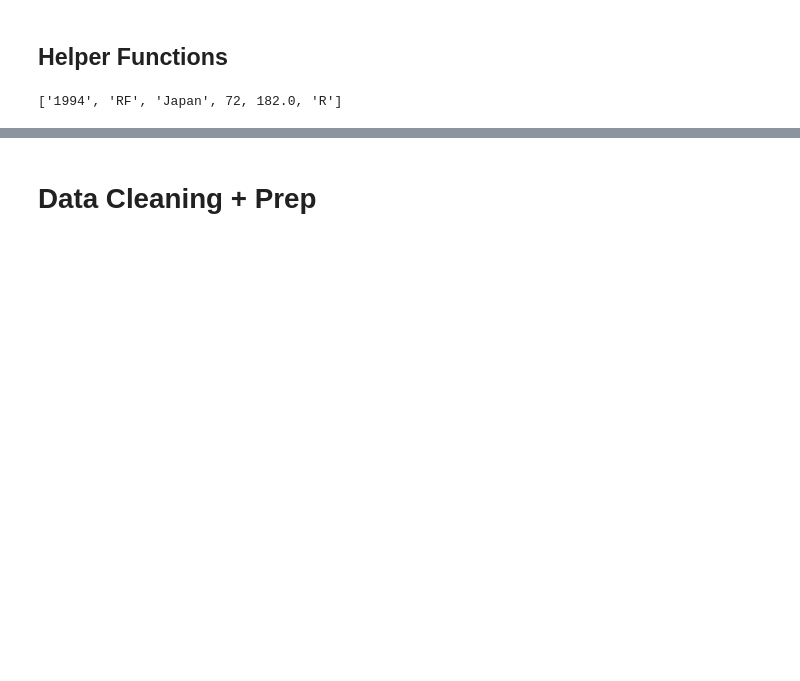
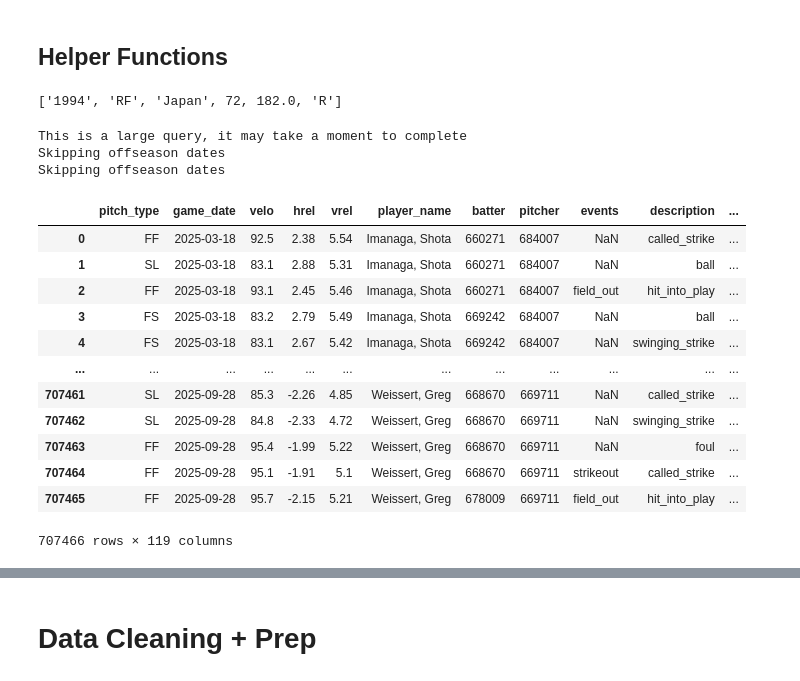
Before and after one commit to SatrunsDream/Workload-effect-on-pitcher-injury, a Jupyter notebook: EDA.ipynb, the cells around one changed output, grey strips where cells are left out. Drawn from its saved outputs; the diff is of its cells as text; code cells hidden in the pictures; blank space fills up the shorter version.

```diff
--- a/EDA.ipynb
+++ b/EDA.ipynb
@@ -95,14 +95,15 @@ def overlapping_injury_checker(player_df):
 df = pyb.statcast(f'{2025}-03-01', f'{2025}-11-30').copy()
 df = df[df['game_type'] == 'R'].sort_values(by=['game_date', 'game_pk', 'inning', 'at_bat_number'], ascending=True).reset_index(drop=True).copy()
 df['game_date'] = pd.to_datetime(df['game_date'])
-## adds the pitch group to simplify pitch usage
-# fastball_pitches = ['FF', 'FC', 'SI']
-# breaking_pitches = ['CU', 'KC', 'SC', 'SL', 'SV', 'ST']
-# offspeed_pitches = ['CH', 'FO', 'FS']
-# df['pitch_group'] = df['pitch_type'].apply(lambda x: 'FB' if x in fastball_pitches
-#                                         else 'BB' if x in breaking_pitches
-#                                         else 'OS' if x in offspeed_pitches
-#                                         else 'Other')
+# adds the pitch group to simplify pitch usage
+fastball_pitches = ['FF', 'FC', 'SI']
+breaking_pitches = ['CU', 'KC', 'SC', 'SL', 'SV', 'ST']
+offspeed_pitches = ['CH', 'FO', 'FS']
+df['pitch_group'] = df['pitch_type'].apply(lambda x: 'FB' if x in fastball_pitches
+                                        else 'BB' if x in breaking_pitches
+                                        else 'OS' if x in offspeed_pitches
+                                        else 'Other')
+
 df['pitch_type'] = df['pitch_type'].apply(lambda x: 'FF' if x == 'FA' else x) ## changes FA to FF for consistency
 df = df[~df['pitch_type'].isin(['UN', 'PO', 'EP', 'KN', 'CS'])].reset_index(drop=True).copy()
 df = df.rename(columns={'release_speed': 'velo',
@@ -171,7 +172,7 @@ starter_vs_reliever['pitcher_role'] = starter_vs_reliever['starts_per_game'].app
 starter_vs_reliever = starter_vs_reliever[['player_name', 'pitcher', 'game_year', 'pitcher_role']].copy()
 
 # pitch tracking + usage
-## pitch usage (mix)
+# pitch usage (mix)
 pitch_pct_long = df.groupby(['player_name', 'pitcher', 'game_year'])['pitch_group'].value_counts(normalize=True).reset_index(name='pitch%').copy()
 pitch_mix = pitch_pct_long.pivot(index=['player_name', 'pitcher', 'game_year'], columns='pitch_group', values='pitch%').fillna(0).reset_index().copy()
 pitch_mix = pitch_mix.rename(columns={i: f"{i}%" for i in pitch_mix.columns if i not in ['player_name', 'pitcher', 'game_year']}).copy()
@@ -188,32 +189,49 @@ average_pitch = average_pitch.reset_index().copy()
 max_pitch = df.groupby(['player_name', 'pitcher', 'game_year', 'pitch_group'])[pitch_characteristics].max().reset_index().copy()
 max_pitch = max_pitch.pivot(index=['player_name', 'pitcher', 'game_year'], columns='pitch_group', values=pitch_characteristics).copy()
 max_pitch.columns = [f"{pitch}_max_{metric}" for metric, pitch in max_pitch.columns]
 max_pitch.columns.name = None
 max_pitch = max_pitch.reset_index().copy()
 
 avg_max_pitch = average_pitch.merge(max_pitch, how='left', on=['player_name', 'pitcher', 'game_year']).copy()
 
 ## release point std
 rel_pos_sd = df.groupby(['player_name', 'pitcher', 'game_year'])[['hrel', 'vrel']].std().reset_index().copy()
 rel_pos_sd = rel_pos_sd.rename(columns={'hrel': 'hrel_sd', 'vrel': 'vrel_sd'}).copy()
 
 ## the final dataset with all of the features that were engineered above
 final_df = num_pitches_thrown.merge(num_games, how='left', on=['player_name', 'pitcher', 'game_year']).copy()
 final_df = final_df.merge(num_bf, how='left', on=['player_name', 'pitcher', 'game_year']).copy()
 final_df = final_df.merge(bf_per_game, how='left', on=['player_name', 'pitcher', 'game_year']).copy()
 final_df = final_df.merge(pitches_per_game, how='left', on=['player_name', 'pitcher', 'game_year']).copy()
 final_df = final_df.merge(starter_vs_reliever, how='left', on=['player_name', 'pitcher', 'game_year']).copy()
 final_df = final_df.merge(rel_pos_sd, how='left', on=['player_name', 'pitcher', 'game_year']).copy()
 final_df = final_df[~final_df['hrel_sd'].isna()].reset_index(drop=True).copy() ## gets rid of pos players
 
 ## pitch level data
 pitch_level_data = pitch_mix.merge(avg_max_pitch, how='left', on=['player_name', 'pitcher', 'game_year']).copy()
 for pitch in ['BB', 'FB', 'OS']:
     pitch_cols = [i for i in pitch_level_data.columns if i.startswith(pitch + '_')]
 
-    # ## sets the data to 0 if the pitcher does NOT throw the pitch --> deals with those missing values that are MNAR
-    # pitch_level_data.loc[pitch_level_data[f'{pitch}%'] == 0, pitch_cols] = 0
+#     ## sets the data to 0 if the pitcher does NOT throw the pitch --> deals with those missing values that are MNAR
+#     pitch_level_data.loc[pitch_level_data[f'{pitch}%'] == 0, pitch_cols] = 0
 
 final_df = final_df.merge(pitch_level_data, how='left', on=['player_name', 'pitcher', 'game_year']).copy()
 
 final_df
+# %% [output]
+This is a large query, it may take a moment to complete
+Skipping offseason dates
+Skipping offseason dates
+|  | pitch_type | game_date | velo | hrel | vrel | player_name | batter | pitcher | events | description | ... |
+| 0 | FF | 2025-03-18 | 92.5 | 2.38 | 5.54 | Imanaga, Shota | 660271 | 684007 | NaN | called_strike | ... |
+| 1 | SL | 2025-03-18 | 83.1 | 2.88 | 5.31 | Imanaga, Shota | 660271 | 684007 | NaN | ball | ... |
+| 2 | FF | 2025-03-18 | 93.1 | 2.45 | 5.46 | Imanaga, Shota | 660271 | 684007 | field_out | hit_into_play | ... |
+| 3 | FS | 2025-03-18 | 83.2 | 2.79 | 5.49 | Imanaga, Shota | 669242 | 684007 | NaN | ball | ... |
+| 4 | FS | 2025-03-18 | 83.1 | 2.67 | 5.42 | Imanaga, Shota | 669242 | 684007 | NaN | swinging_strike | ... |
+| ... | ... | ... | ... | ... | ... | ... | ... | ... | ... | ... | ... |
+| 707461 | SL | 2025-09-28 | 85.3 | -2.26 | 4.85 | Weissert, Greg | 668670 | 669711 | NaN | called_strike | ... |
+| 707462 | SL | 2025-09-28 | 84.8 | -2.33 | 4.72 | Weissert, Greg | 668670 | 669711 | NaN | swinging_strike | ... |
+| 707463 | FF | 2025-09-28 | 95.4 | -1.99 | 5.22 | Weissert, Greg | 668670 | 669711 | NaN | foul | ... |
+| 707464 | FF | 2025-09-28 | 95.1 | -1.91 | 5.1 | Weissert, Greg | 668670 | 669711 | strikeout | called_strike | ... |
+| 707465 | FF | 2025-09-28 | 95.7 | -2.15 | 5.21 | Weissert, Greg | 678009 | 669711 | field_out | hit_into_play | ... |
+707466 rows × 119 columns
```
Also changed, not shown: parts of 1 cell of this notebook, 10 other files.
